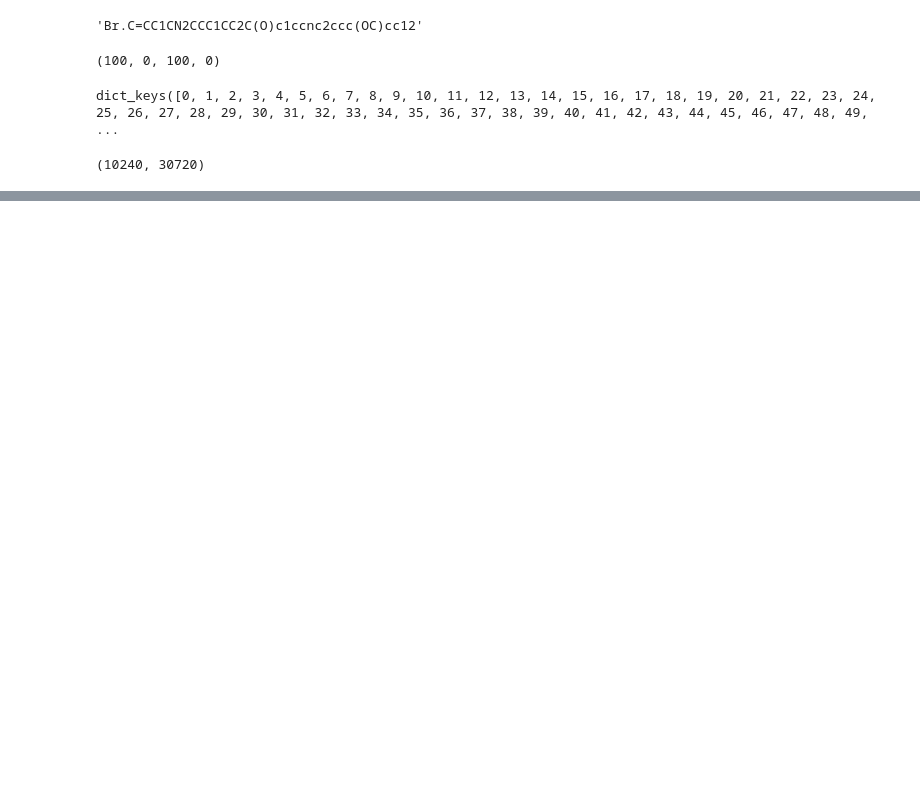
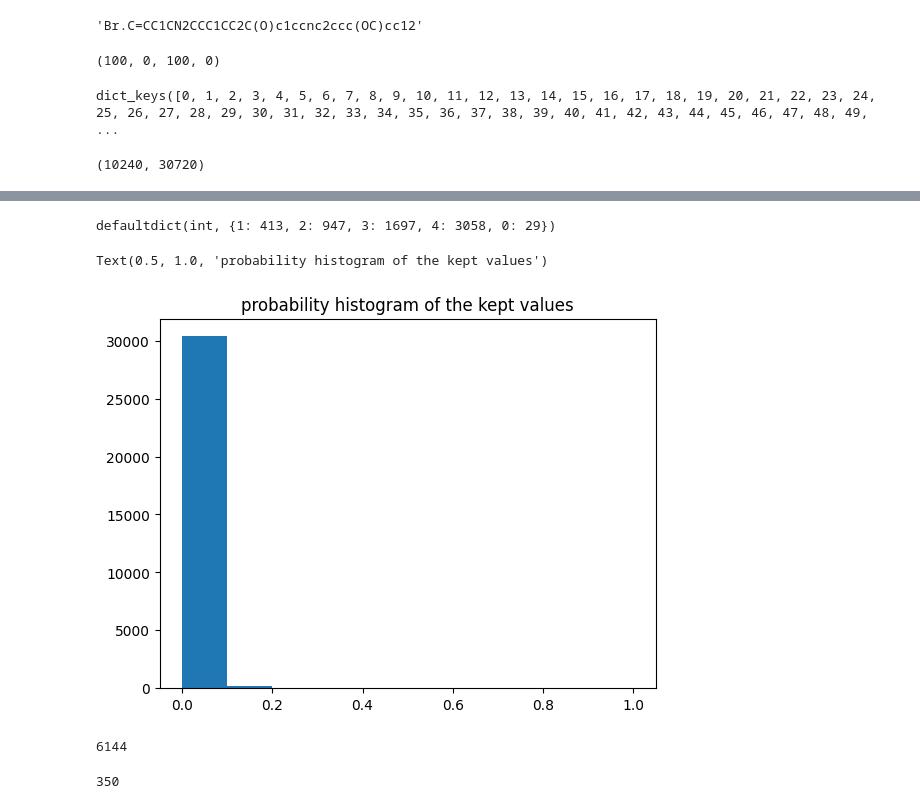
Before and after one commit to xwd0418/Spectre, a Jupyter notebook: notebooks/dataset_building/wangdong_inspect_current_6144r2_fp.ipynb, the cells around one changed output, grey strips where cells are left out. Drawn from its saved outputs; the diff is of its cells as text; code cells hidden in the pictures; blank space fills up the shorter version.

```diff
--- a/notebooks/dataset_building/wangdong_inspect_current_6144r2_fp.ipynb
+++ b/notebooks/dataset_building/wangdong_inspect_current_6144r2_fp.ipynb
@@ -136,0 +140,23 @@ tensor(-171.2703)
+# %%
+from collections import defaultdict
+radii_distribution = defaultdict(int)
+for n in which_radius:
+    radii_distribution[n]+=1
+radii_distribution
+# %% [output]
+defaultdict(int, {1: 413, 2: 947, 3: 1697, 4: 3058, 0: 29})
+# %%
+prob = r0_to_r4_FP_count/len(smile)
+plt.hist(prob)
+plt.title("probability histogram of the kept values")
+# %% [output]
+Text(0.5, 1.0, 'probability histogram of the kept values')
+[figure, added]
+# %%
+len(indices_kept_r0_to_r4)
+# %% [output]
+6144
+# %%
+indices_kept_r0_to_r4.min()
+# %% [output]
+350
```
Also changed, not shown: parts of 9 cells of this notebook, 4 other files.
